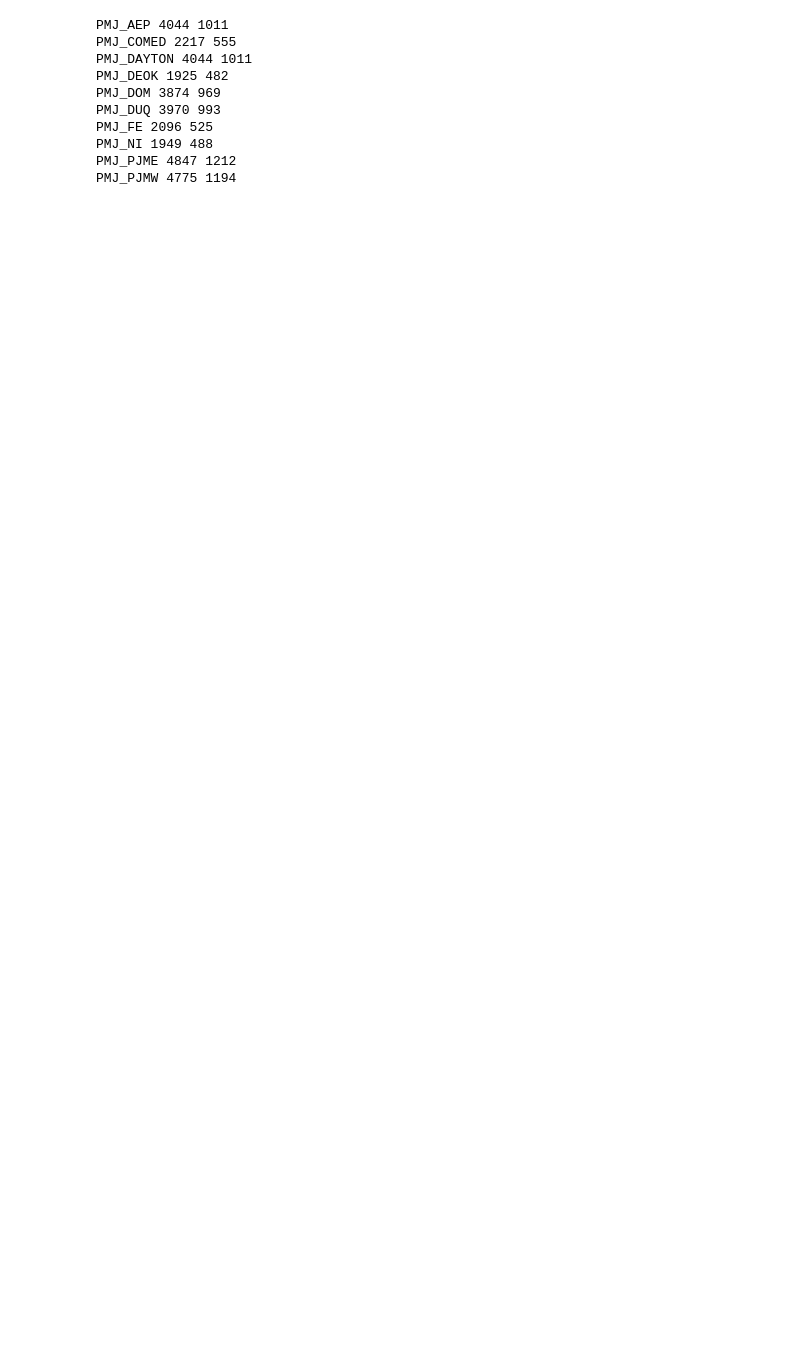
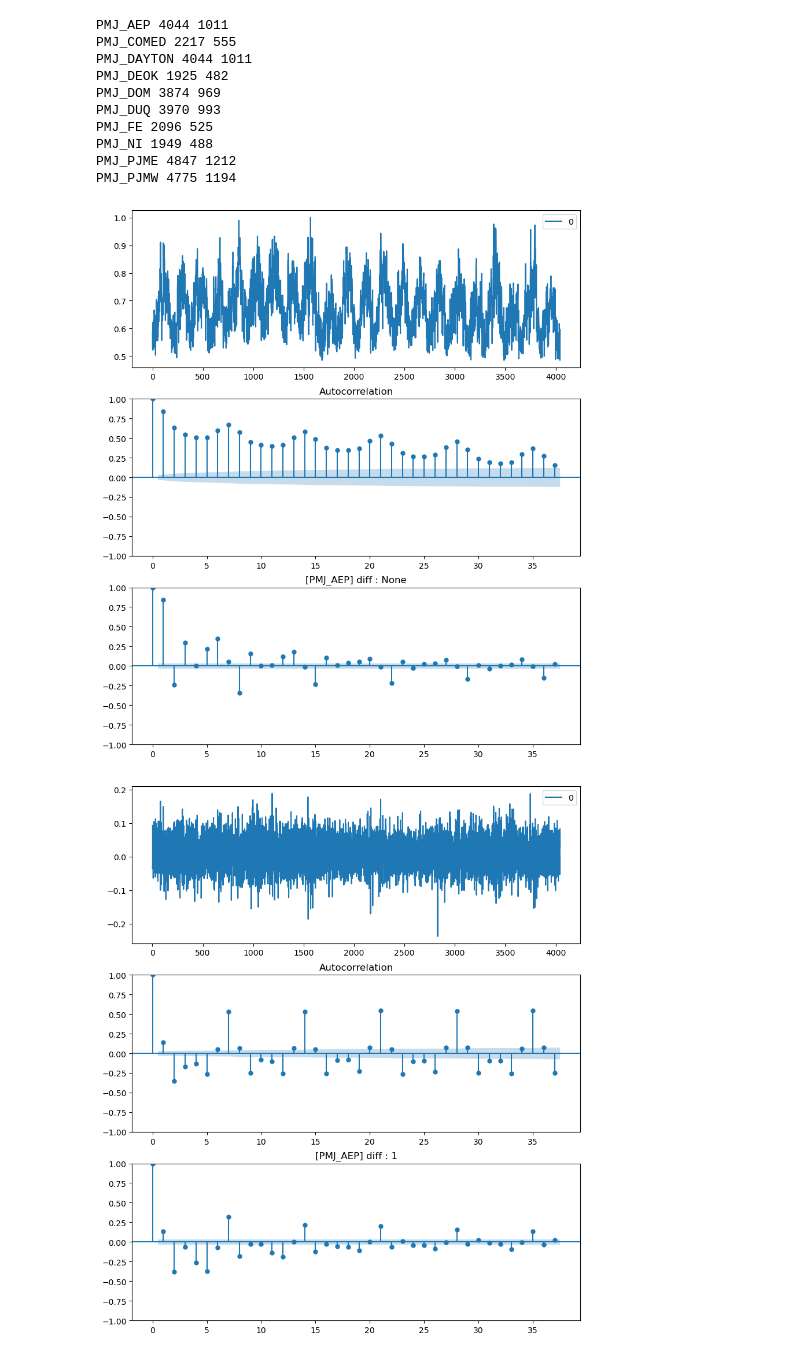
Before and after one commit to qja1998/co2_forecast, a Jupyter notebook: ARIMA/train.ipynb, the cells around one changed output. Cells and saved outputs as stored; diff of their text form; code cells hidden in the pictures; blank space fills up the shorter version.

```diff
--- a/ARIMA/train.ipynb
+++ b/ARIMA/train.ipynb
@@ -54,7 +54,10 @@ tmp_data, t, scaler = train_data_list[0]
 tmp_data = pd.DataFrame(tmp_data)
 # %%
 from util import plot_ac
-diff = [7]
-for tmp_data, t, scaler in train_data_list[:0]:
+diff = [1, 2, 3, 4]
+for tmp_data, t, scaler in train_data_list[:1]:
     tmp_data = pd.DataFrame(tmp_data)
-    plot_ac(tmp_data, t, diff)
+    plot_ac(tmp_data, t, diff, data=True, acf=True, pacf=True)
+# %% [output]
+[figure, added]
+[figure, added]
```
Also changed, not shown: parts of 6 cells of this notebook, 1 other file.
